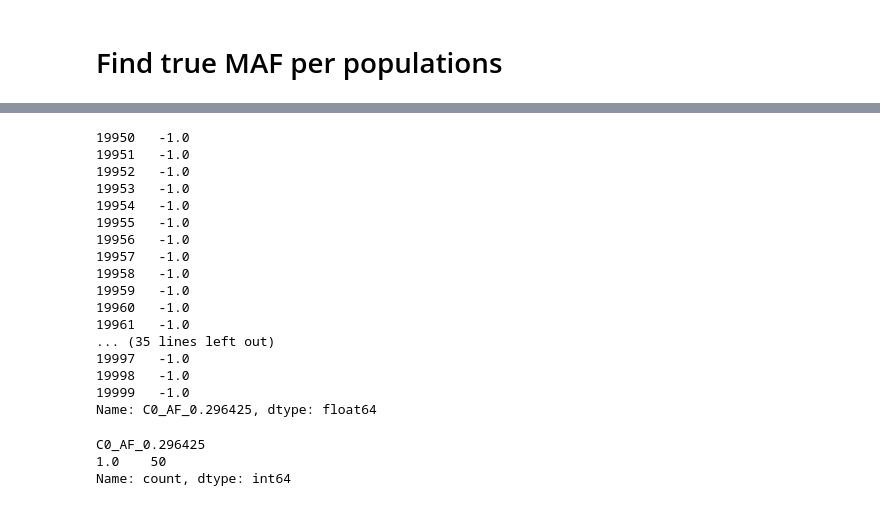
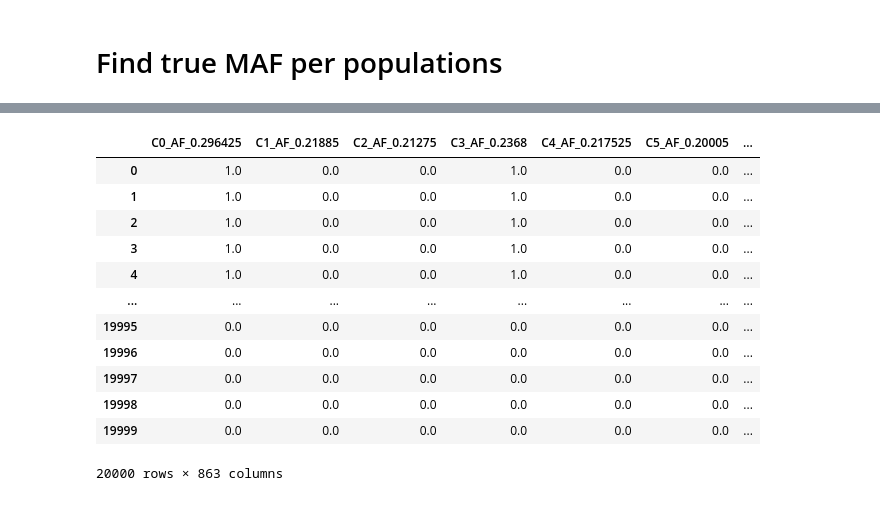
Before and after one commit to mat2m10/abyss_simulation, a Jupyter notebook: 88 Proof of concept.ipynb, the cells around one changed output, grey strips where cells are left out. Drawn from its saved outputs; the diff is of its cells as text; code cells hidden in the pictures.

```diff
--- a/88 Proof of concept.ipynb
+++ b/88 Proof of concept.ipynb
@@ -198,26 +157,18 @@ else:
-# %%
-test
-# %% [output]
-19950   -1.0
-19951   -1.0
-19952   -1.0
-19953   -1.0
-19954   -1.0
-19955   -1.0
-19956   -1.0
-19957   -1.0
-19958   -1.0
-19959   -1.0
-19960   -1.0
-19961   -1.0
-... (35 lines left out)
-19997   -1.0
-19998   -1.0
-19999   -1.0
-Name: C0_AF_0.296425, dtype: float64
-# %%
-allele_counts
-# %% [output]
-C0_AF_0.296425
-1.0    50
-Name: count, dtype: int64
+# %%
+true_population_maf_dfs = pd.read_pickle(f"data/G{G}_L{L}_c{c}_k{k}_M{M}/genotype/complete_truemafperpop.pkl")
+# %%
+true_population_maf_dfs
+# %% [output]
+|  | C0_AF_0.296425 | C1_AF_0.21885 | C2_AF_0.21275 | C3_AF_0.2368 | C4_AF_0.217525 | C5_AF_0.20005 | ... |
+| 0 | 1.0 | 0.0 | 0.0 | 1.0 | 0.0 | 0.0 | ... |
+| 1 | 1.0 | 0.0 | 0.0 | 1.0 | 0.0 | 0.0 | ... |
+| 2 | 1.0 | 0.0 | 0.0 | 1.0 | 0.0 | 0.0 | ... |
+| 3 | 1.0 | 0.0 | 0.0 | 1.0 | 0.0 | 0.0 | ... |
+| 4 | 1.0 | 0.0 | 0.0 | 1.0 | 0.0 | 0.0 | ... |
+| ... | ... | ... | ... | ... | ... | ... | ... |
+| 19995 | 0.0 | 0.0 | 0.0 | 0.0 | 0.0 | 0.0 | ... |
+| 19996 | 0.0 | 0.0 | 0.0 | 0.0 | 0.0 | 0.0 | ... |
+| 19997 | 0.0 | 0.0 | 0.0 | 0.0 | 0.0 | 0.0 | ... |
+| 19998 | 0.0 | 0.0 | 0.0 | 0.0 | 0.0 | 0.0 | ... |
+| 19999 | 0.0 | 0.0 | 0.0 | 0.0 | 0.0 | 0.0 | ... |
+20000 rows × 863 columns
```
Also changed, not shown: parts of 5 cells of this notebook, 3 other files.
